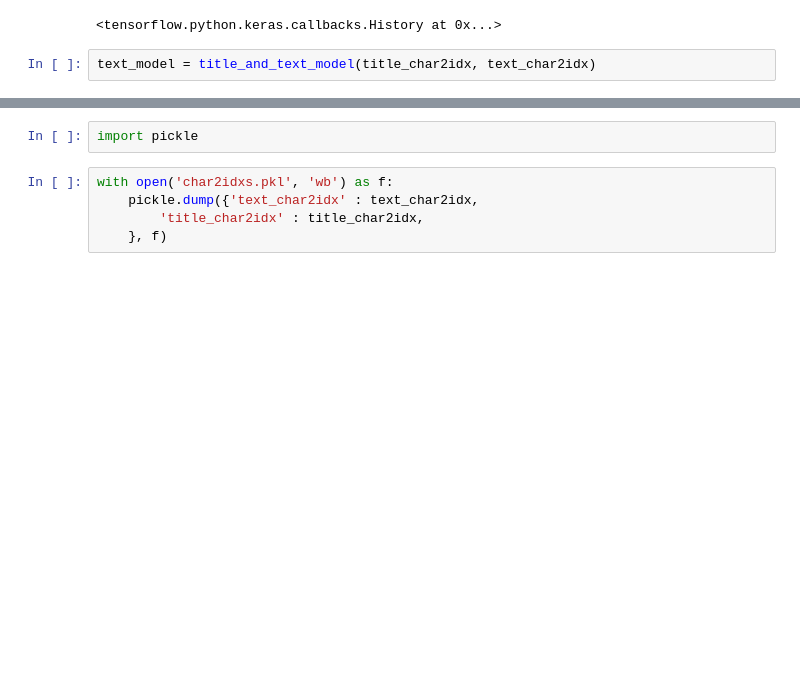
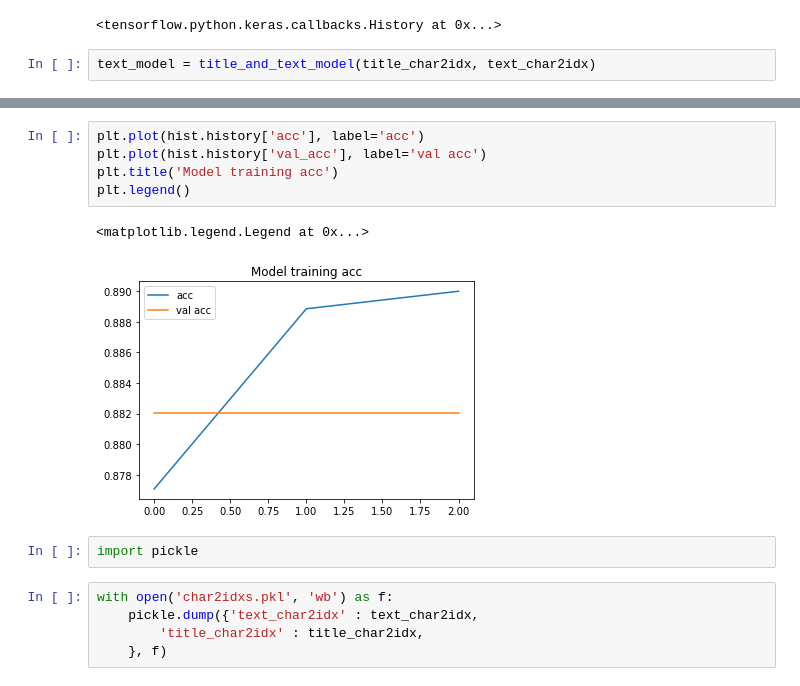
Before and after one commit to AlinMH/ds103-project, a Jupyter notebook: notebooks/fake_news.ipynb, the cells around one changed output, grey strips where cells are left out. Drawn from its saved outputs; the diff is of its cells as text; blank space fills up the shorter version.

```diff
--- a/notebooks/fake_news.ipynb
+++ b/notebooks/fake_news.ipynb
@@ -178,3 +276,11 @@ Epoch 3/3
+# %%
+plt.plot(hist.history['acc'], label='acc')
+plt.plot(hist.history['val_acc'], label='val acc')
+plt.title('Model training acc')
+plt.legend()
+# %% [output]
+<matplotlib.legend.Legend at 0x...>
+[figure, added]
 # %%
 import pickle
 # %%
```
Also changed, not shown: parts of 25 cells of this notebook, 2 other files.
